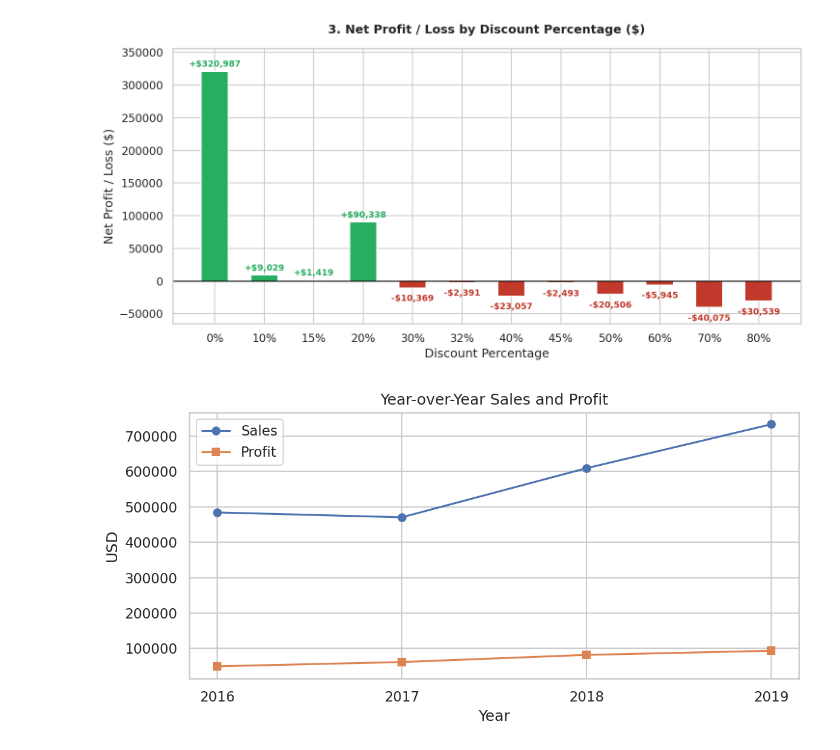
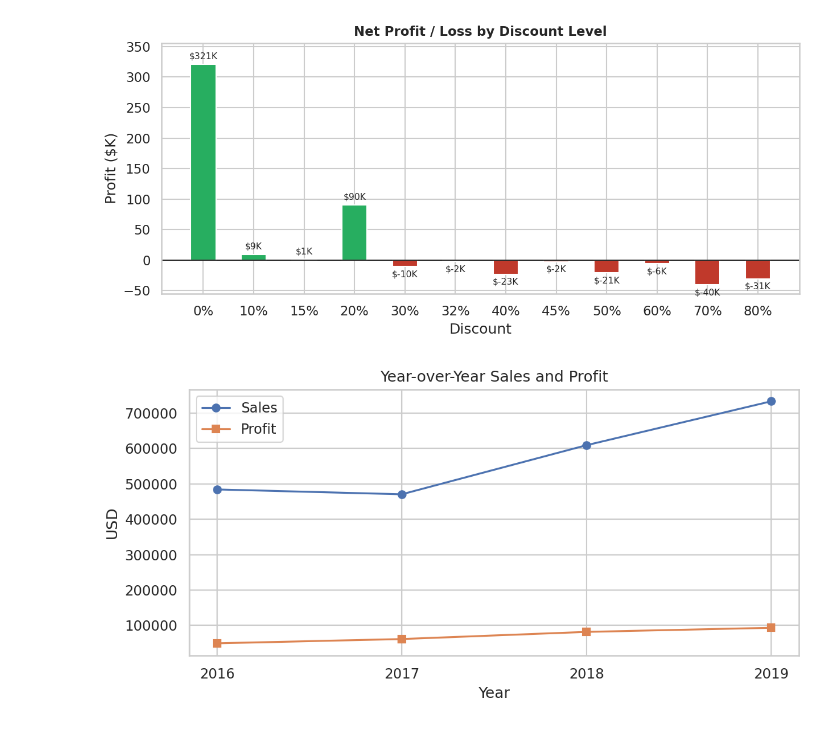
Before and after one commit to Abdullah-630/superstore-analytics, a Jupyter notebook: notebooks/4_data_visualization.ipynb, the cells around one changed output. Saved outputs shown, nothing was run; the diff lists cells and outputs as text; code cells hidden in the pictures.

```diff
--- a/notebooks/4_data_visualization.ipynb
+++ b/notebooks/4_data_visualization.ipynb
@@ -75,41 +79,24 @@ plt.show()
 # %%
-# ==============================================================================
-# Chart 3 (Intuitive): Total Profit or Loss by Discount Level ($)
-# ==============================================================================
-discount_profit = df.groupby('Discount', observed=True)['Profit'].sum().reset_index()
+discount_profit = df.groupby('Discount')['Profit'].sum()
 
-# تلوين الخصومات اللي جابت مكسب بالأخضر، واللي جابت خسارة بالأحمر
-bar_colors = ['#27ae60' if p >= 0 else '#c0392b' for p in discount_profit['Profit']]
+colors = ['#27ae60' if p >= 0 else '#c0392b' for p in discount_profit]
+labels = [f"{int(d*100)}%" for d in discount_profit.index]
 
-plt.figure(figsize=(10, 5))
-bars = plt.bar(
-    discount_profit['Discount'].apply(lambda x: f"{int(x*100)}%"),
-    discount_profit['Profit'],
-    color=bar_colors,
-    width=0.55
-)
+plt.figure(figsize=(8.5, 4))
+bars = plt.bar(labels, discount_profit / 1e3, color=colors, width=0.5)
 
-# خط الصفر للفصل بين الربح والخسارة
-plt.axhline(0, color='black', linewidth=1)
+plt.axhline(0, color='black', linewidth=0.8)
 
-# كتابة الأرقام بالدولار فوق وتحت الأعمدة
-for bar in bars:
-    h = bar.get_height()
-    va = 'bottom' if h >= 0 else 'top'
-    offset = 4000 if h >= 0 else -10000
-    label = f"+${h:,.0f}" if h >= 0 else f"-${abs(h):,.0f}"
-    plt.text(bar.get_x() + bar.get_width()/2, h + offset, label,
-             ha='center', va=va, fontsize=8.5, fontweight='bold',
-             color='#27ae60' if h >= 0 else '#c0392b')
+plt.bar_label(bars, fmt='$%.0fK', padding=3, fontsize=7.5)
 
-plt.title('3. Net Profit / Loss by Discount Percentage ($)', fontweight='bold', pad=15)
-plt.xlabel('Discount Percentage')
-plt.ylabel('Net Profit / Loss ($)')
-plt.ylim(discount_profit['Profit'].min() - 25000, discount_profit['Profit'].max() + 35000)
+plt.title('Net Profit / Loss by Discount Level', fontsize=11, fontweight='bold')
+plt.xlabel('Discount')
+plt.ylabel('Profit ($K)')
+plt.ylim((discount_profit.min() / 1e3) - 15, (discount_profit.max() / 1e3) + 35)
 plt.tight_layout()
 plt.show()
 # %% [output]
-[figure, old version]
+[figure, new version]
 # %%
 yearly = df.groupby('Order_Year')[['Sales', 'Profit']].sum()
 
```
Also changed, not shown: parts of 8 cells of this notebook.
